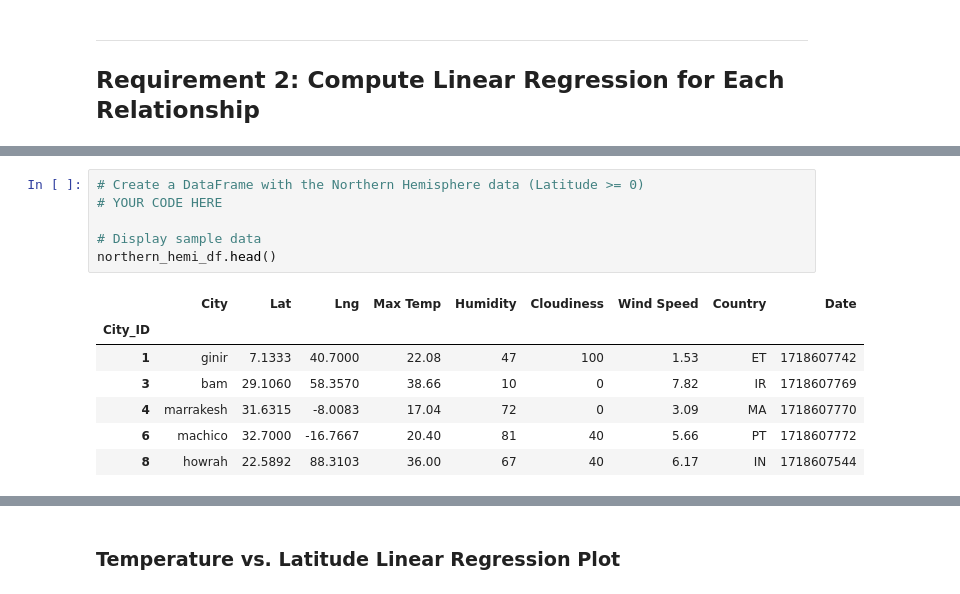
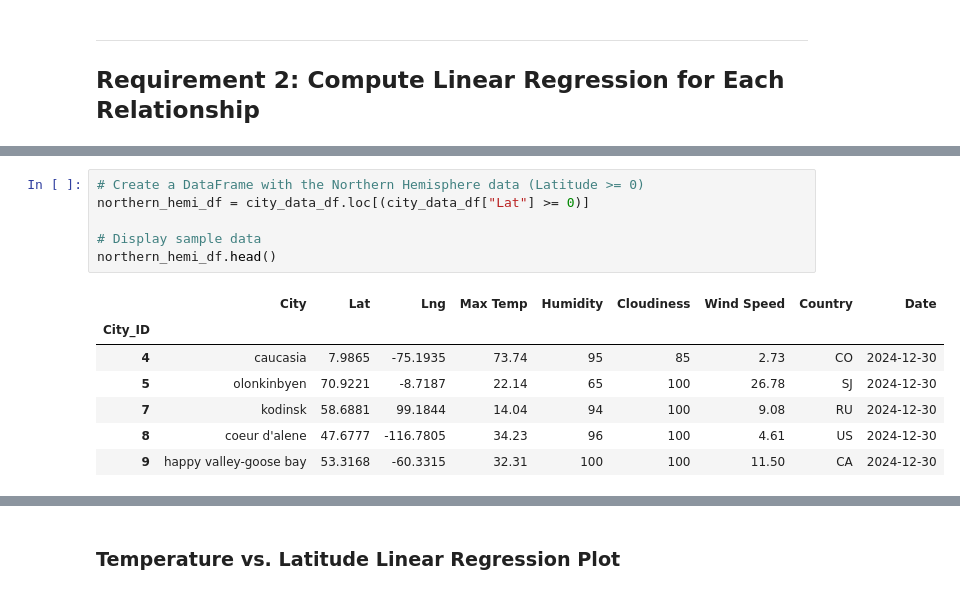
Before and after one commit to cosmopaladin/python-api-challenge, a Jupyter notebook: WeatherPy.ipynb, the cells around one changed output, grey strips where cells are left out. Cells and saved outputs as stored; diff of their text form.

```diff
--- a/WeatherPy.ipynb
+++ b/WeatherPy.ipynb
@@ -264,16 +287,16 @@ plt.show()
 # %%
 # Create a DataFrame with the Northern Hemisphere data (Latitude >= 0)
-# YOUR CODE HERE
+northern_hemi_df = city_data_df.loc[(city_data_df["Lat"] >= 0)]
 
 # Display sample data
 northern_hemi_df.head()
 # %% [output]
 |  | City | Lat | Lng | Max Temp | Humidity | Cloudiness | Wind Speed | Country | Date |
 | City_ID |  |  |  |  |  |  |  |  |  |
-| 1 | ginir | 7.1333 | 40.7000 | 22.08 | 47 | 100 | 1.53 | ET | 1718607742 |
-| 3 | bam | 29.1060 | 58.3570 | 38.66 | 10 | 0 | 7.82 | IR | 1718607769 |
-| 4 | marrakesh | 31.6315 | -8.0083 | 17.04 | 72 | 0 | 3.09 | MA | 1718607770 |
-| 6 | machico | 32.7000 | -16.7667 | 20.40 | 81 | 40 | 5.66 | PT | 1718607772 |
-| 8 | howrah | 22.5892 | 88.3103 | 36.00 | 67 | 40 | 6.17 | IN | 1718607544 |
+| 4 | caucasia | 7.9865 | -75.1935 | 73.74 | 95 | 85 | 2.73 | CO | 2024-12-30 |
+| 5 | olonkinbyen | 70.9221 | -8.7187 | 22.14 | 65 | 100 | 26.78 | SJ | 2024-12-30 |
+| 7 | kodinsk | 58.6881 | 99.1844 | 14.04 | 94 | 100 | 9.08 | RU | 2024-12-30 |
+| 8 | coeur d'alene | 47.6777 | -116.7805 | 34.23 | 96 | 100 | 4.61 | US | 2024-12-30 |
+| 9 | happy valley-goose bay | 53.3168 | -60.3315 | 32.31 | 100 | 100 | 11.50 | CA | 2024-12-30 |
 # %%
 # Create a DataFrame with the Southern Hemisphere data (Latitude < 0)
```
Also changed, not shown: parts of 11 cells of this notebook, 2 other files.
